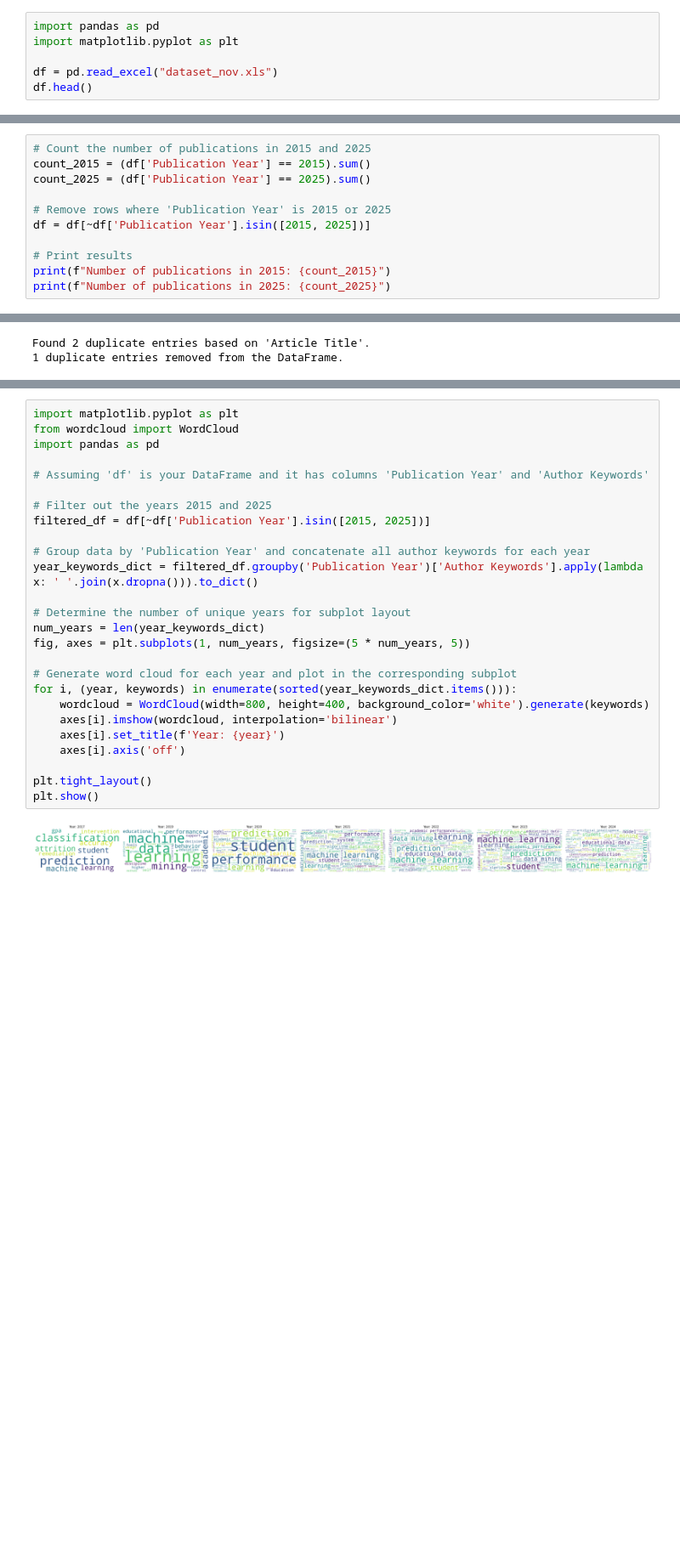
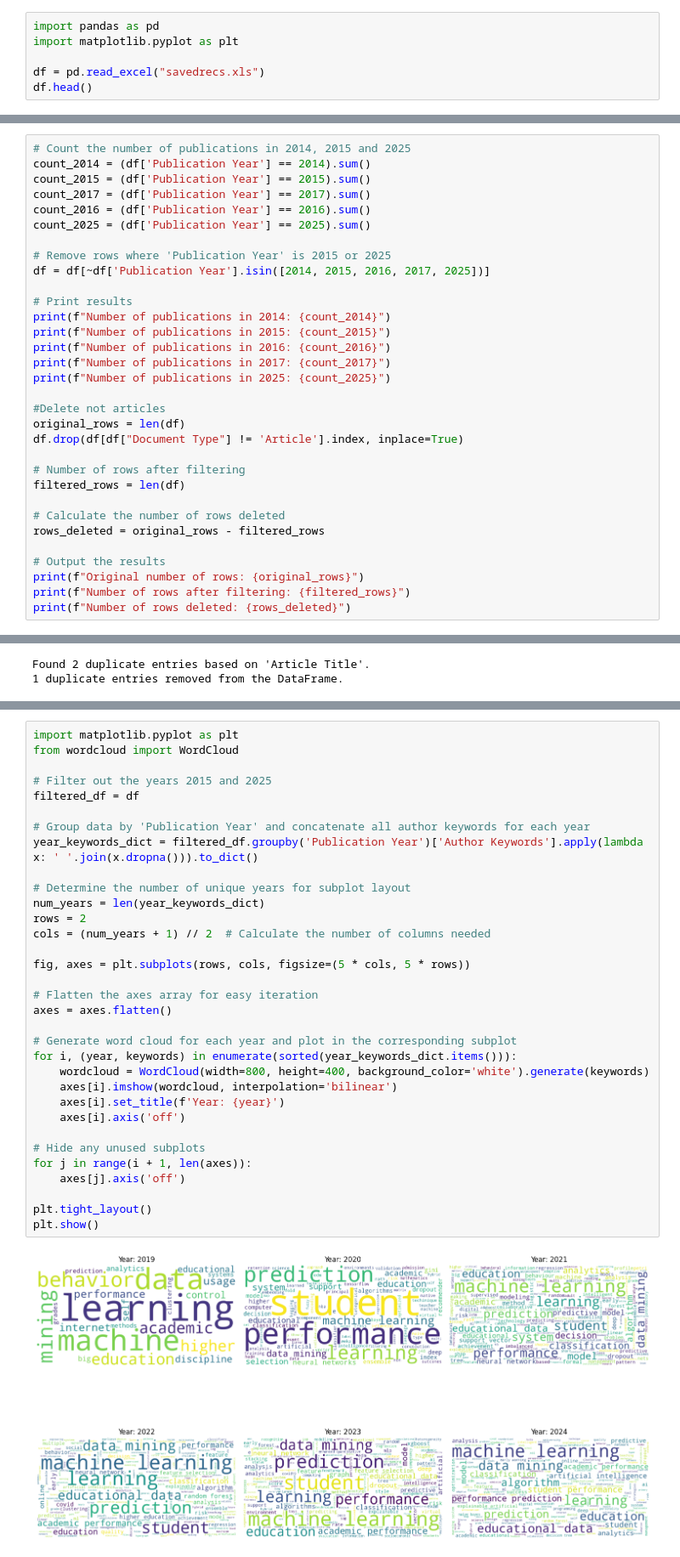
Before and after one commit to borbregant/Doktorat_all, a Jupyter notebook: raziskovalni_seminar/analysis.ipynb, the cells around one changed output, grey strips where cells are left out. Shown at 85% size. Drawn from its saved outputs; the diff is of its cells as text; blank space fills up the shorter version.

```diff
--- a/raziskovalni_seminar/analysis.ipynb
+++ b/raziskovalni_seminar/analysis.ipynb
@@ -4,7 +4,7 @@
 import pandas as pd
 import matplotlib.pyplot as plt
 
-df = pd.read_excel("dataset_nov.xls")
+df = pd.read_excel("savedrecs.xls")
 df.head()
 # %% [output]
 |  | Publication Type | Authors | Book Authors | Book Editors | Book Group Authors | Author Full Names | ... |
@@ -16,13 +16,34 @@ df.head()
 5 rows × 72 columns
 # %%
-# Count the number of publications in 2015 and 2025
+# Count the number of publications in 2014, 2015 and 2025
+count_2014 = (df['Publication Year'] == 2014).sum()
 count_2015 = (df['Publication Year'] == 2015).sum()
+count_2017 = (df['Publication Year'] == 2017).sum()
+count_2016 = (df['Publication Year'] == 2016).sum()
 count_2025 = (df['Publication Year'] == 2025).sum()
 
 # Remove rows where 'Publication Year' is 2015 or 2025
-df = df[~df['Publication Year'].isin([2015, 2025])]
+df = df[~df['Publication Year'].isin([2014, 2015, 2016, 2017, 2025])]
 
 # Print results
+print(f"Number of publications in 2014: {count_2014}")
 print(f"Number of publications in 2015: {count_2015}")
+print(f"Number of publications in 2016: {count_2016}")
+print(f"Number of publications in 2017: {count_2017}")
 print(f"Number of publications in 2025: {count_2025}")
+
+#Delete not articles
+original_rows = len(df)
+df.drop(df[df["Document Type"] != 'Article'].index, inplace=True)
+
+# Number of rows after filtering
+filtered_rows = len(df)
+
+# Calculate the number of rows deleted
+rows_deleted = original_rows - filtered_rows
+
+# Output the results
+print(f"Original number of rows: {original_rows}")
+print(f"Number of rows after filtering: {filtered_rows}")
+print(f"Number of rows deleted: {rows_deleted}")
 # %% [output]
@@ -264,28 +208,35 @@ plt.show()
 # %%
 import matplotlib.pyplot as plt
 from wordcloud import WordCloud
-import pandas as pd
-
-# Assuming 'df' is your DataFrame and it has columns 'Publication Year' and 'Author Keywords'
 
 # Filter out the years 2015 and 2025
-filtered_df = df[~df['Publication Year'].isin([2015, 2025])]
+filtered_df = df
 
 # Group data by 'Publication Year' and concatenate all author keywords for each year
 year_keywords_dict = filtered_df.groupby('Publication Year')['Author Keywords'].apply(lambda x: ' '.join(x.dropna())).to_dict()
 
 # Determine the number of unique years for subplot layout
 num_years = len(year_keywords_dict)
-fig, axes = plt.subplots(1, num_years, figsize=(5 * num_years, 5))
+rows = 2
+cols = (num_years + 1) // 2  # Calculate the number of columns needed
+
+fig, axes = plt.subplots(rows, cols, figsize=(5 * cols, 5 * rows))
+
+# Flatten the axes array for easy iteration
+axes = axes.flatten()
 
 # Generate word cloud for each year and plot in the corresponding subplot
 for i, (year, keywords) in enumerate(sorted(year_keywords_dict.items())):
     wordcloud = WordCloud(width=800, height=400, background_color='white').generate(keywords)
     axes[i].imshow(wordcloud, interpolation='bilinear')
     axes[i].set_title(f'Year: {year}')
     axes[i].axis('off')
 
+# Hide any unused subplots
+for j in range(i + 1, len(axes)):
+    axes[j].axis('off')
+
 plt.tight_layout()
 plt.show()
 # %% [output]
-[figure, old version]
+[figure, new version]
```
Also changed, not shown: parts of 16 cells of this notebook, 1 other file.
